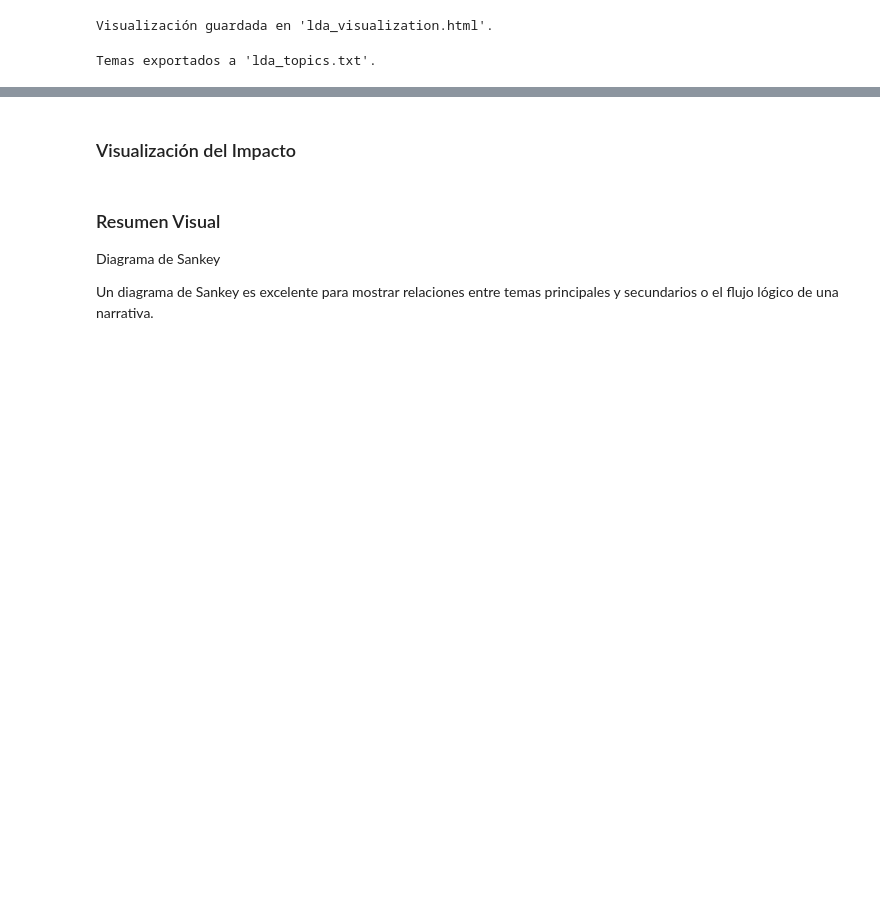
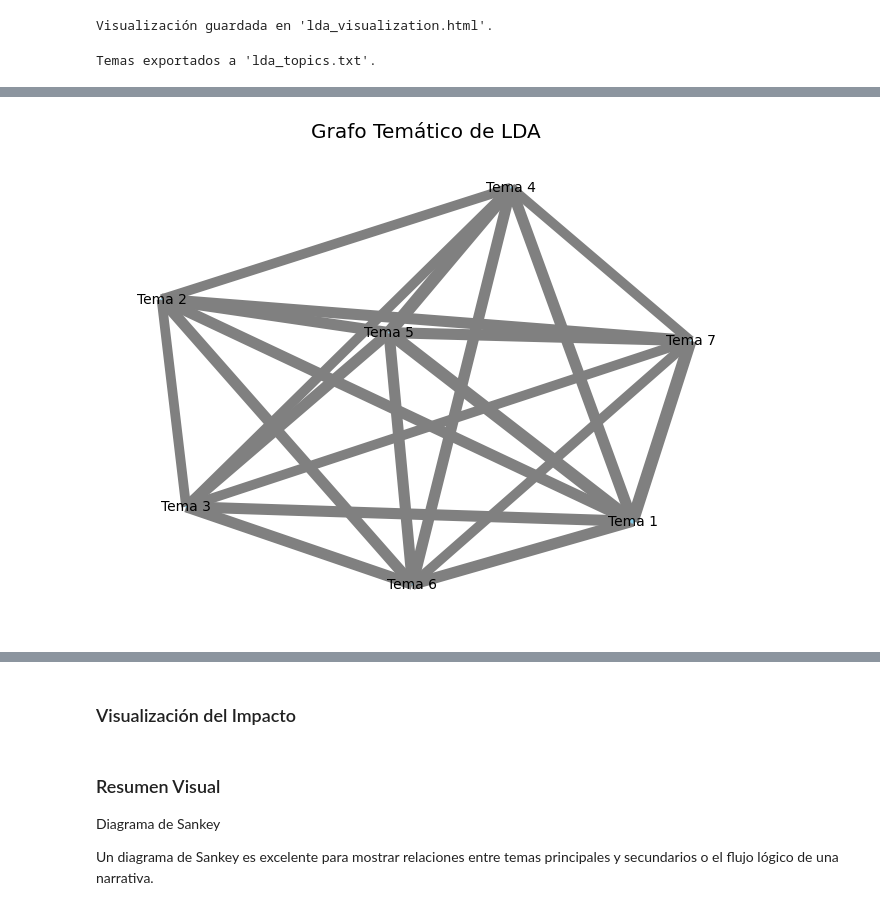
Before and after one commit to davidlealo/TalkTrack, a Jupyter notebook: analisis_seminario_colunga14_01.ipynb, the cells around one changed output, grey strips where cells are left out. Saved outputs shown, nothing was run; the diff lists cells and outputs as text; code cells hidden in the pictures; blank space fills up the shorter version.

```diff
--- a/analisis_seminario_colunga14_01.ipynb
+++ b/analisis_seminario_colunga14_01.ipynb
@@ -1018,0 +1129,49 @@ Temas exportados a 'lda_topics.txt'.
+# %%
+import networkx as nx
+import matplotlib.pyplot as plt
+
+def create_lda_graph(lda_model, dictionary):
+    # Crear un grafo vacío
+    G = nx.Graph()
+
+    # Agregar nodos para cada tema
+    for topic_id in range(lda_model.num_topics):
+        # Obtener las palabras clave del tema con sus pesos
+        topic_words = lda_model.show_topic(topic_id, topn=10)
+        # Calcular el tamaño del nodo como el número total de palabras clave (o su peso combinado)
+        topic_size = sum(weight for _, weight in topic_words)
+        G.add_node(f"Tema {topic_id+1}", size=topic_size)
+
+    # Agregar conexiones basadas en palabras clave comunes entre temas
+    for topic1 in range(lda_model.num_topics):
+        for topic2 in range(topic1 + 1, lda_model.num_topics):
+            words_topic1 = set([word for word, _ in lda_model.show_topic(topic1)])
+            words_topic2 = set([word for word, _ in lda_model.show_topic(topic2)])  # Corrección aquí
+            common_words = words_topic1.intersection(words_topic2)
+            if common_words:
+                # Ponderar la arista por el número de palabras comunes
+                G.add_edge(f"Tema {topic1+1}", f"Tema {topic2+1}", weight=len(common_words))
+
+    return G
+
+def visualize_graph(G):
+    # Calcular posiciones para los nodos
+    pos = nx.spring_layout(G)
+    # Extraer tamaños de los nodos
+    sizes = [G.nodes[node]['size'] * 100 for node in G.nodes]
+    # Extraer pesos de las aristas
+    weights = [G.edges[edge]['weight'] for edge in G.edges]
+
+    # Dibujar el grafo
+    nx.draw(
+        G, pos, with_labels=True, node_size=sizes, width=weights,
+        node_color='skyblue', edge_color='gray', font_size=10
+    )
+    plt.title("Grafo Temático de LDA")
+    plt.show()
+
+# Crear el grafo con el modelo LDA y el diccionario
+lda_graph = create_lda_graph(lda_model, dictionary)
+visualize_graph(lda_graph)
+# %% [output]
+[figure, added]
```
Also changed, not shown: parts of 8 cells of this notebook.
